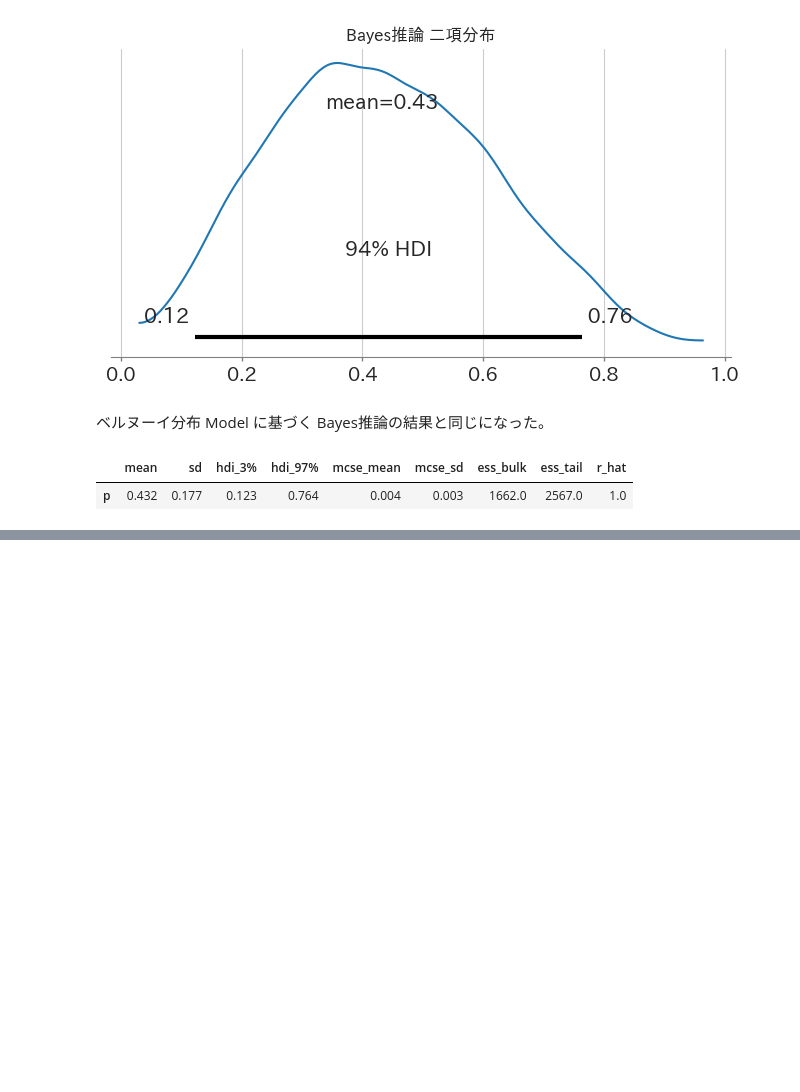
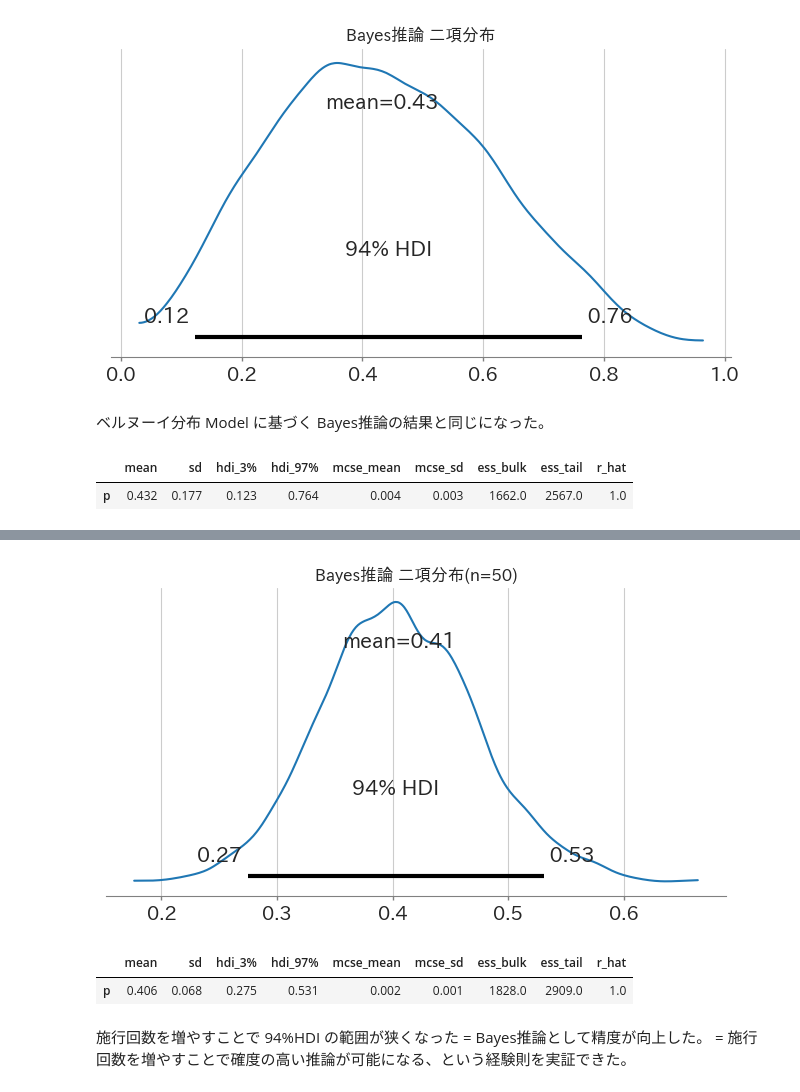
Before and after one commit to 1024xx4/py_bayes_intro, a Jupyter notebook: first_bayesian_interface_exercise.ipynb, the cells around one changed output, grey strips where cells are left out. Saved outputs shown, nothing was run; the diff lists cells and outputs as text; code cells hidden in the pictures; blank space fills up the shorter version.

Commit message:
Feat: Bayes推論(二項分布, 施行回数の増加)で p の値を求める

```diff
--- a/first_bayesian_interface_exercise.ipynb
+++ b/first_bayesian_interface_exercise.ipynb
@@ -318,0 +350,18 @@ display(summary)
+# %%
+# 確率分布を可視化
+ax = az.plot_posterior(idata3)
+ax.set_title('Bayes推論 二項分布(n=50)')
+plt.show()
+# %% [output]
+[figure, added]
+# %%
+# 統計分析 & Sampling の正常性の確認
+summary3 = az.summary(idata3)
+display(summary3)
+# %% [output]
+|  | mean | sd | hdi_3% | hdi_97% | mcse_mean | mcse_sd | ess_bulk | ess_tail | r_hat |
+| p | 0.406 | 0.068 | 0.275 | 0.531 | 0.002 | 0.001 | 1828.0 | 2909.0 | 1.0 |
+# %% [markdown]
+施行回数を増やすことで 94%HDI の範囲が狭くなった
+= Bayes推論として精度が向上した。
+= 施行回数を増やすことで確度の高い推論が可能になる、という経験則を実証できた。
```
Also changed, not shown: parts of 3 cells of this notebook.
